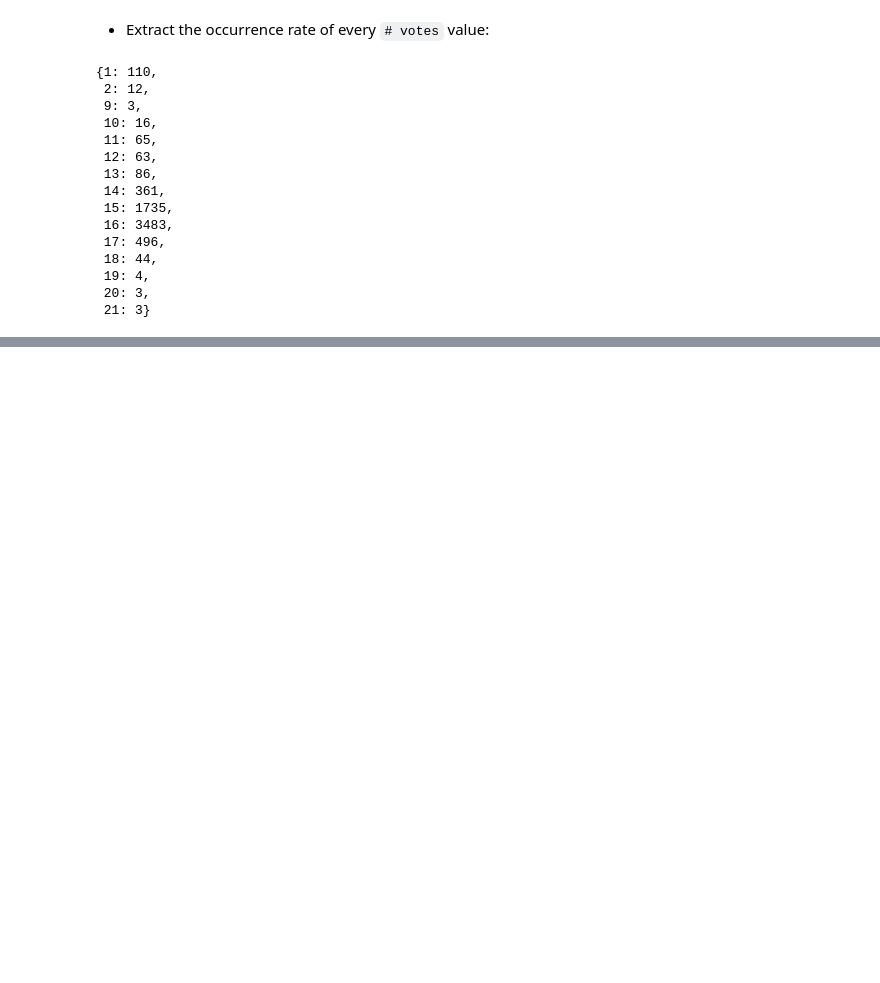
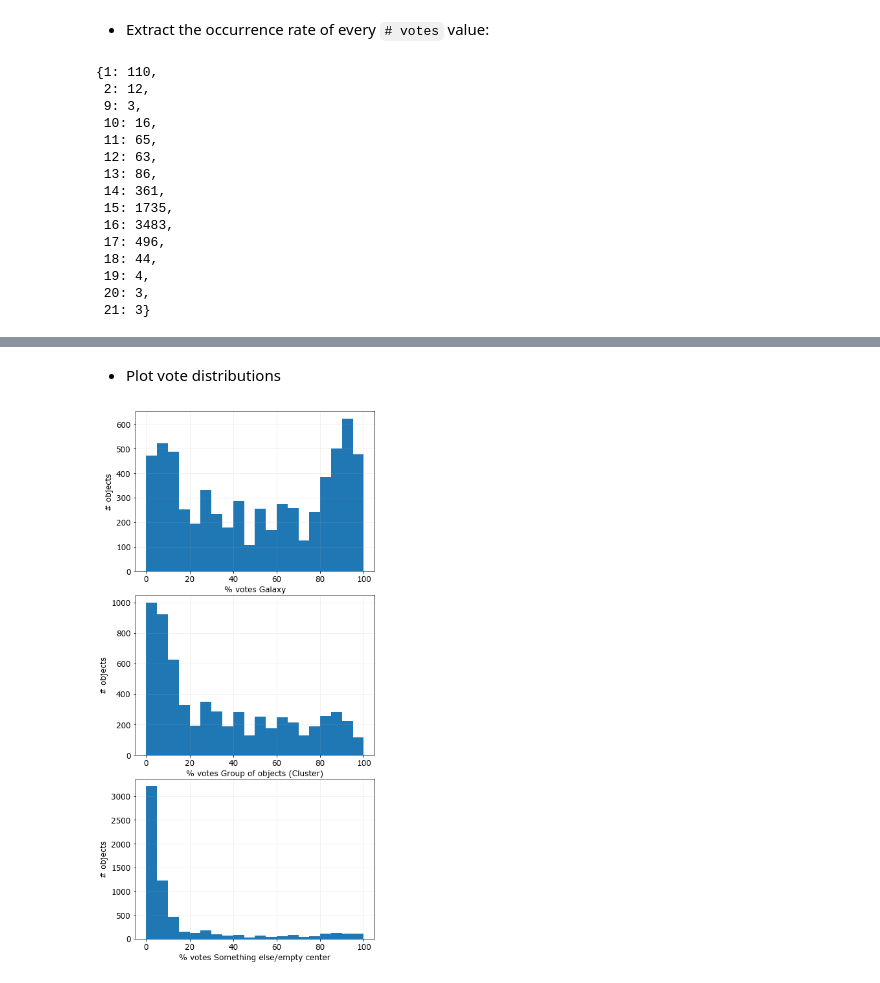
Before and after one commit to Seerden/SpaceFluff, a Jupyter notebook: SpaceFluff/sf_classify.ipynb, the cells around one changed output, grey strips where cells are left out. Cells and saved outputs as stored; diff of their text form; code cells hidden in the pictures; blank space fills up the shorter version.

```diff
--- a/SpaceFluff/sf_classify.ipynb
+++ b/SpaceFluff/sf_classify.ipynb
@@ -71,9 +71,9 @@ Index(['classification_id', 'user_name', 'user_id', 'user_ip', 'workflow_id',
 # %% [markdown]
 - JSON parse the stringified columns
 # %%
-to_parse = ['annotations', 'subject_data', 'metadata']
+columns_to_parse = ['annotations', 'subject_data', 'metadata']
 
-for column in to_parse:
+for column in columns_to_parse:
     df[column] = df[column].apply(json.loads)
 # %% [markdown]
 - Extract filename, task 0 value and task 1 value to separate columns
@@ -365,0 +369,2 @@ most_voted['name']
+# %%
+df_task0 = df_task0[df_task0['# votes'] > 5]
@@ -365,0 +387,18 @@ most_voted['name']
+# %% [markdown]
+- Plot vote distributions
+# %%
+fields = ['% votes {}'.format(ans) for ans in answer_types]
+
+fig, fr = plt.subplots(len(fields), figsize=(6, 12))
+fig.tight_layout()
+
+for idx, field in enumerate(fields):
+    fr[idx].hist(df_task0[field], bins=20)
+
+    fr[idx].grid(alpha=0.2, which='both')
+    fr[idx].update({
+        'xlabel': field,
+        'ylabel': '# objects'
+    })
+# %% [output]
+[figure, added]
```
Also changed, not shown: parts of 22 cells of this notebook, 7 other files.
